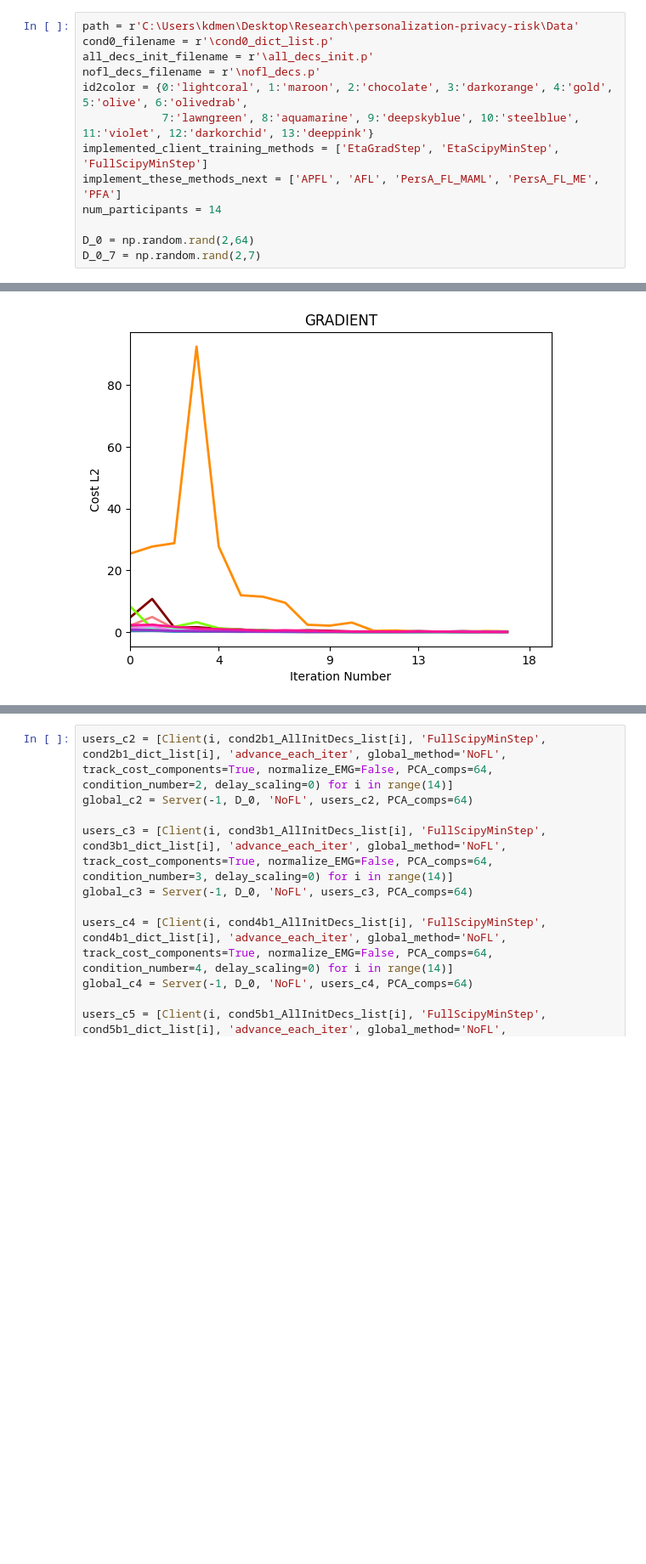
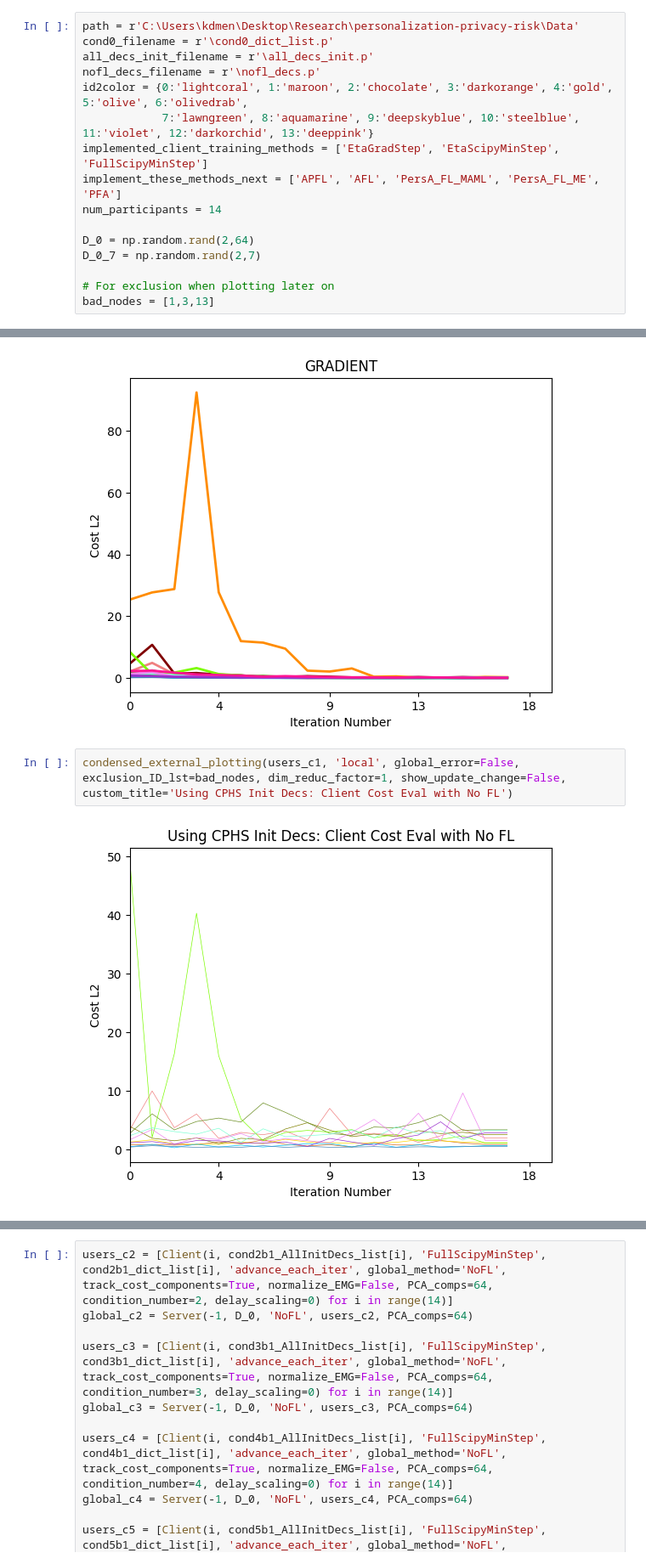
Before and after one commit to kdmalc/personalization-privacy-risk, a Jupyter notebook: 300_FL_Dec_Privacy.ipynb, the cells around one changed output, grey strips where cells are left out. Shown at 85% size. Drawn from its saved outputs; the diff is of its cells as text; blank space fills up the shorter version.

Commit message:
Added average plotting

```diff
--- a/300_FL_Dec_Privacy.ipynb
+++ b/300_FL_Dec_Privacy.ipynb
@@ -48,6 +47,9 @@ num_participants = 14
 
 D_0 = np.random.rand(2,64)
 D_0_7 = np.random.rand(2,7)
+
+# For exclusion when plotting later on
+bad_nodes = [1,3,13]
 # %%
 with open('Data\continuous_full_data_block1.pickle', 'rb') as handle:
     #refs_block1, poss_block1, dec_vels_block1, int_vel_block1, emgs_block1, Ws_block1, Hs_block1, alphas_block1, pDs_block1, times_block1, conditions_block1 = pickle.load(handle)
@@ -96,3 +98,7 @@ condensed_external_plotting(users_c1, 'local', plot_gradient=True, dim_reduc_fac
 # %% [output]
 [figure]
 [figure]
+# %%
+condensed_external_plotting(users_c1, 'local', global_error=False, exclusion_ID_lst=bad_nodes, dim_reduc_factor=1, show_update_change=False, custom_title='Using CPHS Init Decs: Client Cost Eval with No FL')
+# %% [output]
+[figure, added]
```
Also changed, not shown: parts of 10 cells of this notebook, 1 other file.
